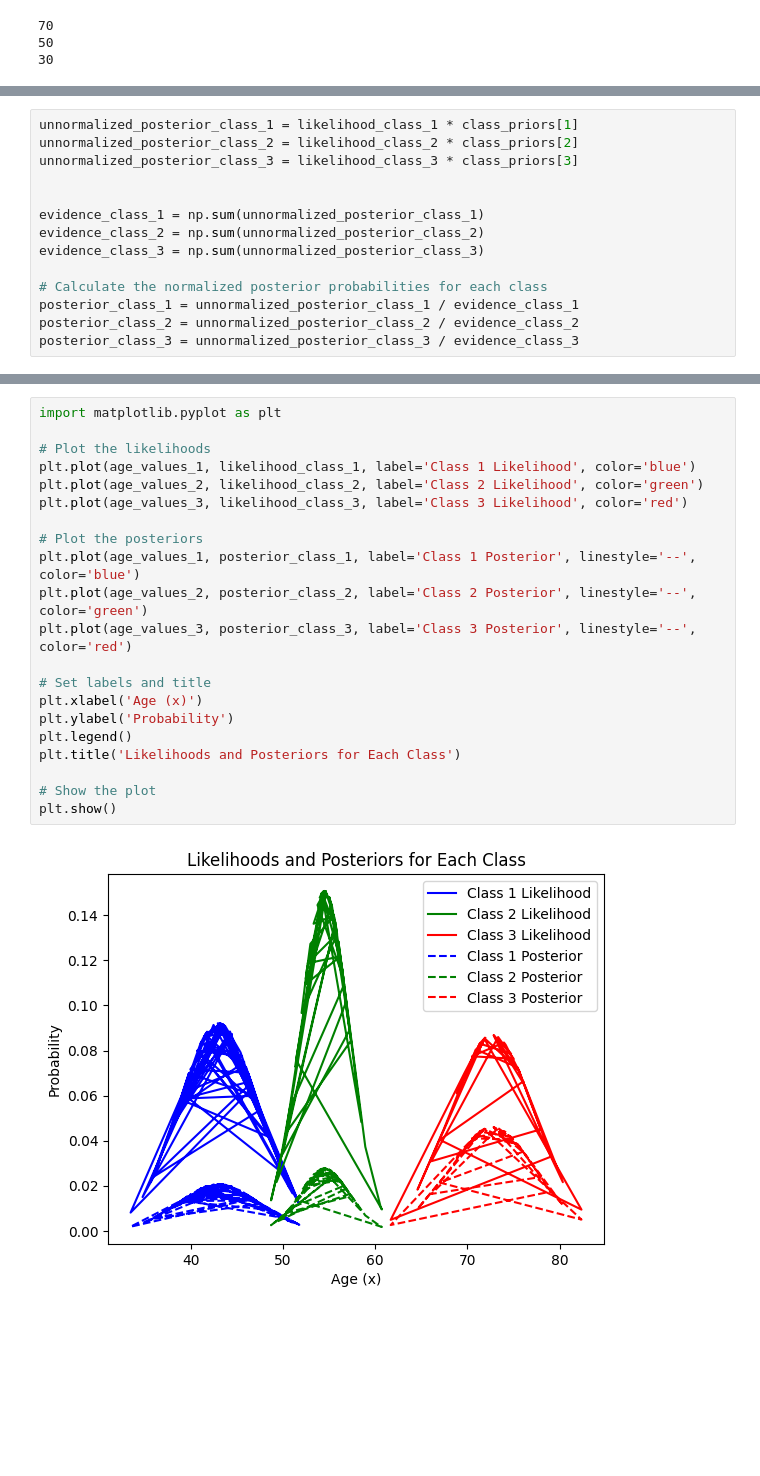
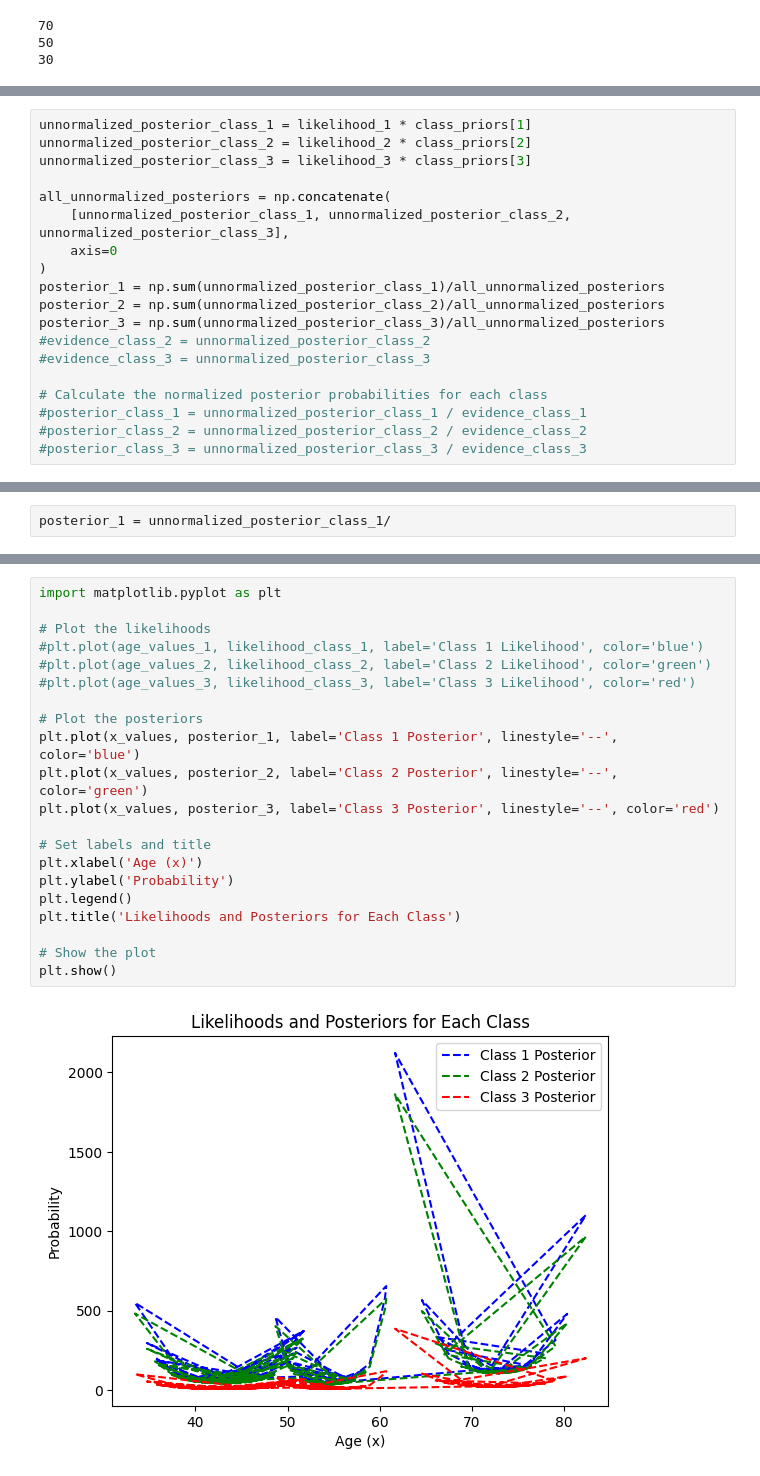
Before and after one commit to beyzoskaya/machineLearning_CS454, a Jupyter notebook: homeworks/parametricClassification.ipynb, the cells around one changed output, grey strips where cells are left out. Saved outputs shown, nothing was run; the diff lists cells and outputs as text; blank space fills up the shorter version.

```diff
--- a/homeworks/parametricClassification.ipynb
+++ b/homeworks/parametricClassification.ipynb
@@ -186,14 +193,19 @@ evidence of 0.06989047822573209 is 0.03261555650534164
 # %%
-unnormalized_posterior_class_1 = likelihood_class_1 * class_priors[1]
-unnormalized_posterior_class_2 = likelihood_class_2 * class_priors[2]
-unnormalized_posterior_class_3 = likelihood_class_3 * class_priors[3]
+unnormalized_posterior_class_1 = likelihood_1 * class_priors[1]
+unnormalized_posterior_class_2 = likelihood_2 * class_priors[2]
+unnormalized_posterior_class_3 = likelihood_3 * class_priors[3]
 
-
-evidence_class_1 = np.sum(unnormalized_posterior_class_1)
-evidence_class_2 = np.sum(unnormalized_posterior_class_2)
-evidence_class_3 = np.sum(unnormalized_posterior_class_3)
+all_unnormalized_posteriors = np.concatenate(
+    [unnormalized_posterior_class_1, unnormalized_posterior_class_2, unnormalized_posterior_class_3],
+    axis=0
+)
+posterior_1 = np.sum(unnormalized_posterior_class_1)/all_unnormalized_posteriors
+posterior_2 = np.sum(unnormalized_posterior_class_2)/all_unnormalized_posteriors
+posterior_3 = np.sum(unnormalized_posterior_class_3)/all_unnormalized_posteriors
+#evidence_class_2 = unnormalized_posterior_class_2
+#evidence_class_3 = unnormalized_posterior_class_3
 
 # Calculate the normalized posterior probabilities for each class
-posterior_class_1 = unnormalized_posterior_class_1 / evidence_class_1
-posterior_class_2 = unnormalized_posterior_class_2 / evidence_class_2
-posterior_class_3 = unnormalized_posterior_class_3 / evidence_class_3
+#posterior_class_1 = unnormalized_posterior_class_1 / evidence_class_1
+#posterior_class_2 = unnormalized_posterior_class_2 / evidence_class_2
+#posterior_class_3 = unnormalized_posterior_class_3 / evidence_class_3
@@ -199,0 +216,2 @@ posterior_class_3 = unnormalized_posterior_class_3 / evidence_class_3
+# %%
+posterior_1 = unnormalized_posterior_class_1/
@@ -200,24 +242,24 @@ posterior_class_3 = unnormalized_posterior_class_3 / evidence_class_3
 # %%
 import matplotlib.pyplot as plt
 
 # Plot the likelihoods
-plt.plot(age_values_1, likelihood_class_1, label='Class 1 Likelihood', color='blue')
-plt.plot(age_values_2, likelihood_class_2, label='Class 2 Likelihood', color='green')
-plt.plot(age_values_3, likelihood_class_3, label='Class 3 Likelihood', color='red')
+#plt.plot(age_values_1, likelihood_class_1, label='Class 1 Likelihood', color='blue')
+#plt.plot(age_values_2, likelihood_class_2, label='Class 2 Likelihood', color='green')
+#plt.plot(age_values_3, likelihood_class_3, label='Class 3 Likelihood', color='red')
 
 # Plot the posteriors
-plt.plot(age_values_1, posterior_class_1, label='Class 1 Posterior', linestyle='--', color='blue')
-plt.plot(age_values_2, posterior_class_2, label='Class 2 Posterior', linestyle='--', color='green')
-plt.plot(age_values_3, posterior_class_3, label='Class 3 Posterior', linestyle='--', color='red')
+plt.plot(x_values, posterior_1, label='Class 1 Posterior', linestyle='--', color='blue')
+plt.plot(x_values, posterior_2, label='Class 2 Posterior', linestyle='--', color='green')
+plt.plot(x_values, posterior_3, label='Class 3 Posterior', linestyle='--', color='red')
 
 # Set labels and title
 plt.xlabel('Age (x)')
 plt.ylabel('Probability')
 plt.legend()
 plt.title('Likelihoods and Posteriors for Each Class')
 
 # Show the plot
 plt.show()
 # %% [output]
-[figure, old version]
+[figure, new version]
 # %%
```
Also changed, not shown: parts of 12 cells of this notebook.
